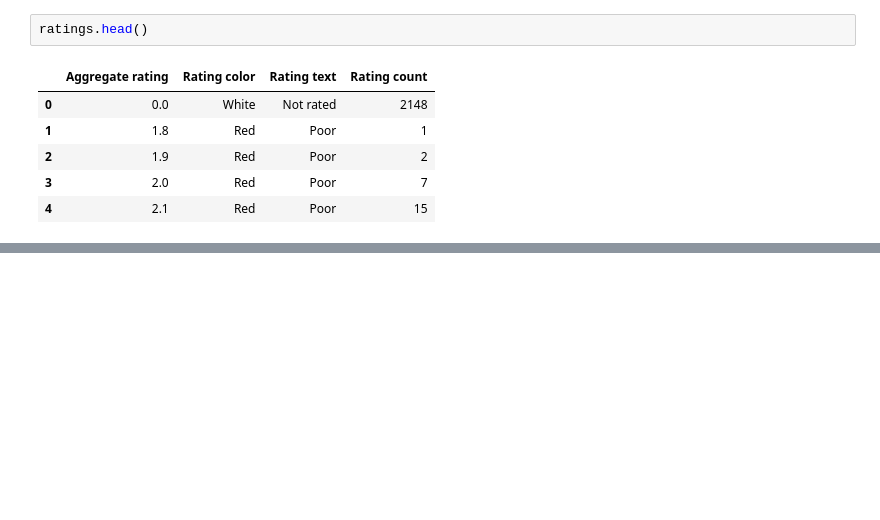
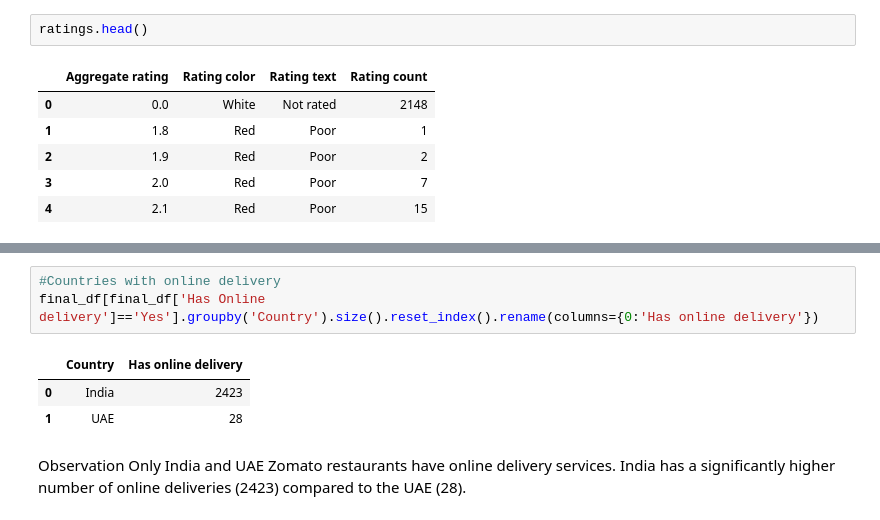
Before and after one commit to KekeliFeda/RESTAURANT_EDA, a Jupyter notebook: EDA.ipynb, the cells around one changed output, grey strips where cells are left out. Drawn from its saved outputs; the diff is of its cells as text; blank space fills up the shorter version.

```diff
--- a/EDA.ipynb
+++ b/EDA.ipynb
@@ -174,0 +213,10 @@ sns.barplot(x='Aggregate rating', y='Rating count', data=ratings)
+# %%
+#Countries with online delivery
+final_df[final_df['Has Online delivery']=='Yes'].groupby('Country').size().reset_index().rename(columns={0:'Has online delivery'})
+# %% [output]
+|  | Country | Has online delivery |
+| 0 | India | 2423 |
+| 1 | UAE | 28 |
+# %% [markdown]
+Observation
+Only India and UAE Zomato restaurants have online delivery services. India has a significantly higher number of online deliveries (2423) compared to the UAE (28).
```
Also changed, not shown: parts of 5 cells of this notebook.
